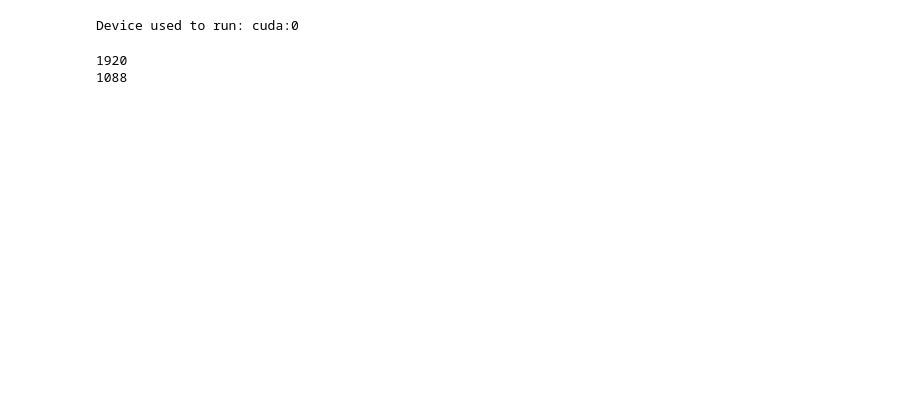
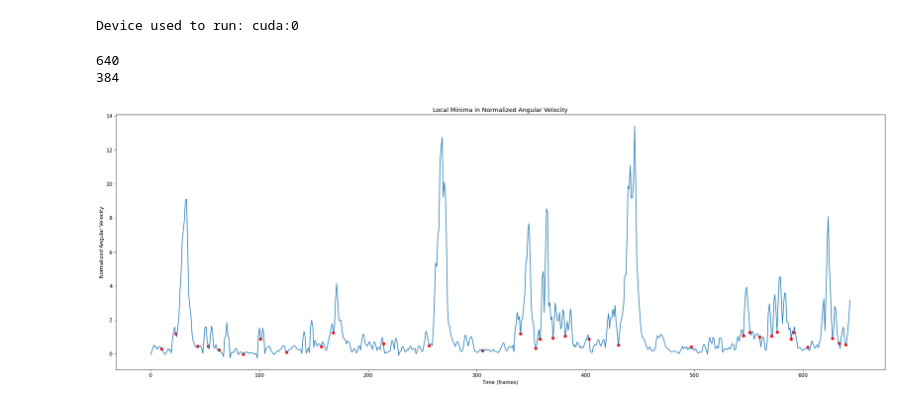
Before and after one commit to mcloses/smear-beta, a Jupyter notebook: prototype/yoloV7_pose_exploration.ipynb, the cells around one changed output. Saved outputs shown, nothing was run; the diff lists cells and outputs as text; code cells hidden in the pictures; blank space fills up the shorter version.

Commit message:
✨ ClimberPoseEstimator class developed

```diff
--- a/prototype/yoloV7_pose_exploration.ipynb
+++ b/prototype/yoloV7_pose_exploration.ipynb
@@ -13,14 +21,10 @@ from src.utils.config import load_config
 # %%
 global_config, local_config = load_config()
 # %%
-os.chdir("../yolov7/")
-from utils.datasets import letterbox
-from utils.general import non_max_suppression_kpt
-from utils.plots import output_to_keypoint, plot_skeleton_kpts
-
 device = torch.device("cuda:0" if torch.cuda.is_available() else "cpu")
 print(f"Device used to run: {device}")
 weigths = torch.load(
+    local_config['PATH']['yolov7_pose_estimation_models']+
     "yolov7-w6-pose.pt"
 )
 model = weigths['model']
@@ -31,6 +57,6 @@ Device used to run: cuda:0
 # %%
 os.chdir("../smear-beta/")
-video_path = local_config['PATH']['raw_videos']+"pose_estimation_1.mp4"
+video_path = local_config['PATH']['raw_videos']+"pose_estimation_2_short.mp4"
 
 cap = cv2.VideoCapture(video_path)
 if (cap.isOpened() == False):
@@ -44,7 +70,7 @@ scale_by = (
     frame_width if frame_width > frame_height
     else frame_height
 )
-scale_factor = 1
+scale_factor = 3
 
 # Pass the first frame through `letterbox` function to get the resized image,
 # to be used for `VideoWriter` dimensions. Resize by larger side.
@@ -64,6 +90,6 @@ out = cv2.VideoWriter(
     (resize_width, resize_height)
 )
 # %% [output]
-1920
-1088
+640
+384
 # %%
@@ -124,3 +181,30 @@ cap.release()
 out.release()
 # Close all frames and video windows.
 cv2.destroyAllWindows()
+# %%
+limb = "right_hand"
+
+positions = np.array(body_parts[limb]["positions"])
+diffs = np.diff(positions, axis=0)
+distances = np.sqrt(np.sum(diffs**2, axis=1))
+smoothed_distances = savgol_filter(distances, 5, 2)
+
+smooth_mean = np.mean(smoothed_distances)
+flat_indices = np.where(smoothed_distances < smooth_mean)[0]
+groups = np.split(flat_indices, np.where(np.diff(flat_indices) != 1)[0]+1)
+flat_zones = [(group[0], group[-1]) for group in groups]
+centers = [(start_index + end_index) // 2 for start_index, end_index in flat_zones]
+# %%
+# Find local minima in normalized_angular_velocities
+%matplotlib inline
+
+# Plot the data and local minima
+figure = plt.figure(figsize=(30, 10))
+plt.plot(smoothed_distances)
+plt.scatter(centers, smoothed_distances[centers], color='red')
+plt.xlabel('Time (frames)')
+plt.ylabel('Normalized Angular Velocity')
+plt.title('Local Minima in Normalized Angular Velocity')
+plt.show()
+# %% [output]
+[figure, added]
```
Also changed, not shown: parts of 5 cells of this notebook, 4 other files.
